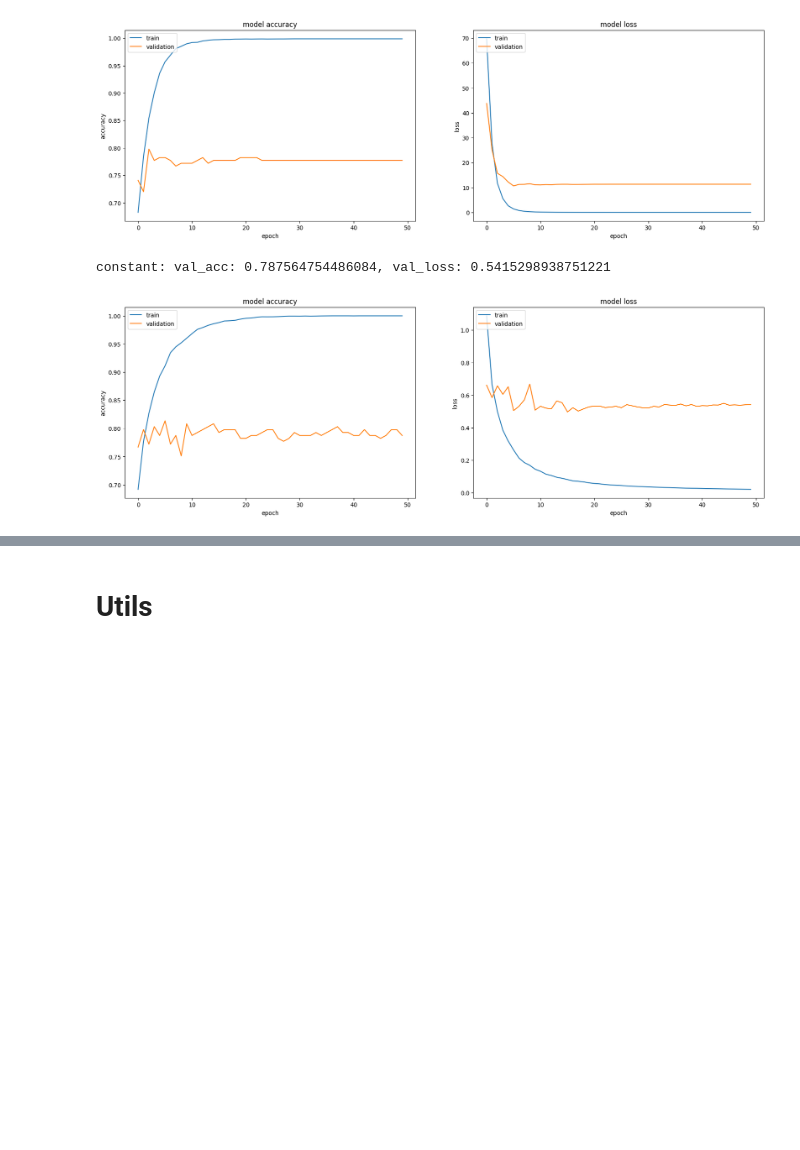
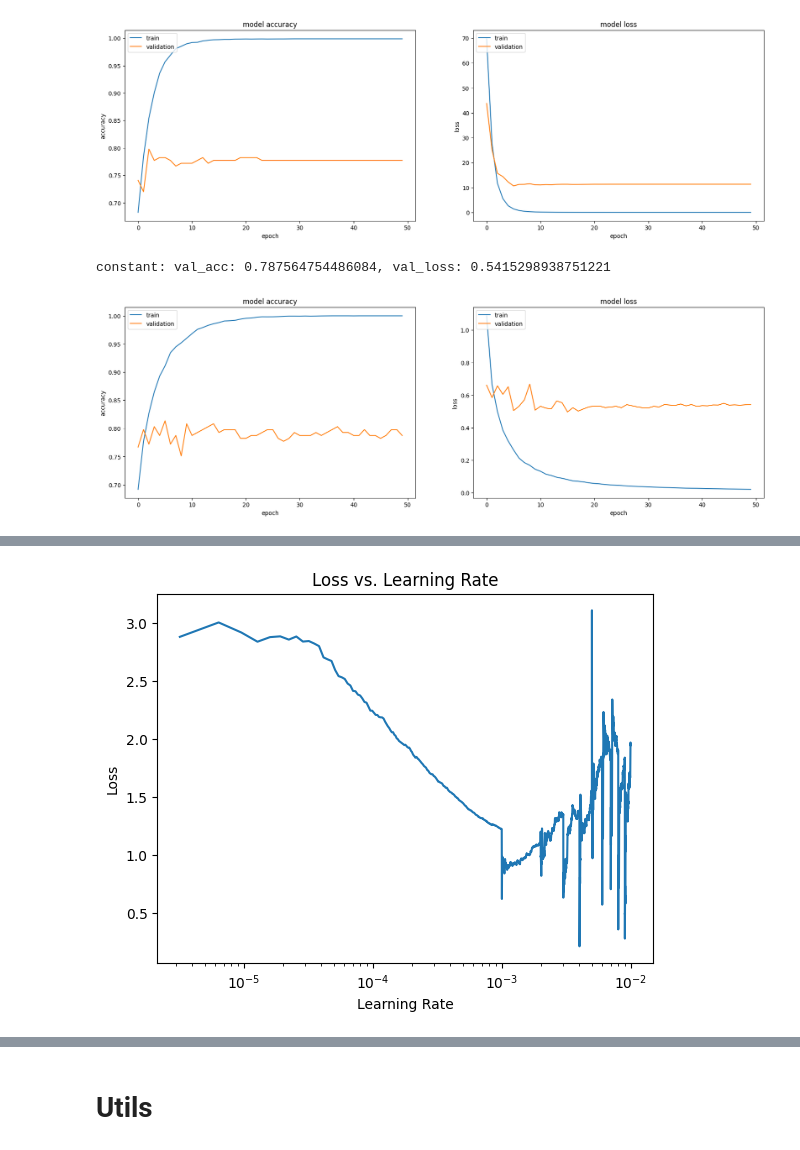
Before and after one commit to renemartensen/Classification-of-Skin-Lesions, a Jupyter notebook: makingModel.ipynb, the cells around one changed output, grey strips where cells are left out. Drawn from its saved outputs; the diff is of its cells as text; code cells hidden in the pictures; blank space fills up the shorter version.

```diff
--- a/makingModel.ipynb
+++ b/makingModel.ipynb
@@ -473,0 +512,91 @@ constant: val_acc: 0.787564754486084, val_loss: 0.5415298938751221
+# %%
+import numpy as np
+import matplotlib.pyplot as plt
+import tensorflow as tf
+from tensorflow.keras.models import Model
+from tensorflow.keras.layers import Flatten, Dense
+from tensorflow.keras.optimizers import SGD
+from tensorflow.keras.applications import EfficientNetB0
+from tensorflow.keras.callbacks import Callback
+from keras.applications import MobileNetV3Small
+# Hyperparameters
+min_lr = 1e-10
+max_lr = 0.01
+epochs = 10
+total_number_of_images = train_generator.samples
+batch_size = 32
+steps_per_epoch = total_number_of_images / batch_size  # Update this based on your training dataset
+
+
+# Custom callback to increase learning rate linearly after each batch
+class LinearLRScheduler(Callback):
+    def __init__(self, min_lr, max_lr, steps_per_epoch, total_epochs):
+        super().__init__()
+        self.min_lr = min_lr
+        self.max_lr = max_lr
+        self.steps_per_epoch = steps_per_epoch
+        self.total_epochs = total_epochs
+        self.batch_count = 0
+        self.total_batches = steps_per_epoch * total_epochs  # Total number of batches in the entire training process
+        self.loss_history = []
+
+    def on_batch_end(self, batch, logs=None):
+        loss = logs.get('loss')
+        # Increase learning rate linearly after each batch
+        self.batch_count += 1
+        # Calculate new learning rate
+
+        lr = self.min_lr + (self.max_lr - self.min_lr) * (self.batch_count / self.total_batches)
+
+        # Update the learning rate
+
+
+        tf.keras.backend.set_value(self.model.optimizer.learning_rate, lr)
+
+        # Optionally, you can log the learning rate for plotting purposes
+        if hasattr(self, 'lr_history'):
+            self.lr_history.append(lr)
+            self.loss_history.append(loss)
+        else:
+            self.lr_history = [lr]
+            self.loss_history.append(loss)
+
+base_model = MobileNetV3Small(weights='imagenet', include_top=False, input_shape=(224, 224, 3))
+
+for layer in base_model.layers:
+    layer.trainable = False
+
+# Add custom layers for classification
+x = base_model.output
+x = Flatten()(x)
+preds = Dense(7,activation='softmax')(x)
+
+# Define the complete model
+model = Model(inputs=base_model.input, outputs=preds)
+# Optimizer with momentum
+sgd = SGD(learning_rate=min_lr)
+
+# Compile the model
+model.compile(optimizer=sgd, loss='categorical_crossentropy', metrics=['accuracy'])
+
+# Instantiate the custom learning rate scheduler callback
+lr_scheduler_callback = LinearLRScheduler(min_lr=min_lr, max_lr=max_lr, steps_per_epoch=steps_per_epoch, total_epochs=epochs)
+
+# Train the model with the custom learning rate scheduler
+history_efficient = model.fit(
+    train_generator,  # Your training data generator
+    validation_data=validation_generator,  # Your validation data generator
+    epochs=epochs,
+    batch_size=batch_size,
+    verbose=1,
+    callbacks=[lr_scheduler_callback]
+)
+
+# Plot learning rate vs loss
+plt.plot(lr_scheduler_callback.lr_history, lr_scheduler_callback.loss_history)
+plt.xscale('log')
+plt.xlabel('Learning Rate')
+plt.ylabel('Loss')
+plt.title('Loss vs. Learning Rate')
+plt.show()
+# %% [output]
@@ -473,0 +625 @@ constant: val_acc: 0.787564754486084, val_loss: 0.5415298938751221
+[figure, added]
```
Also changed, not shown: parts of 4 cells of this notebook.
